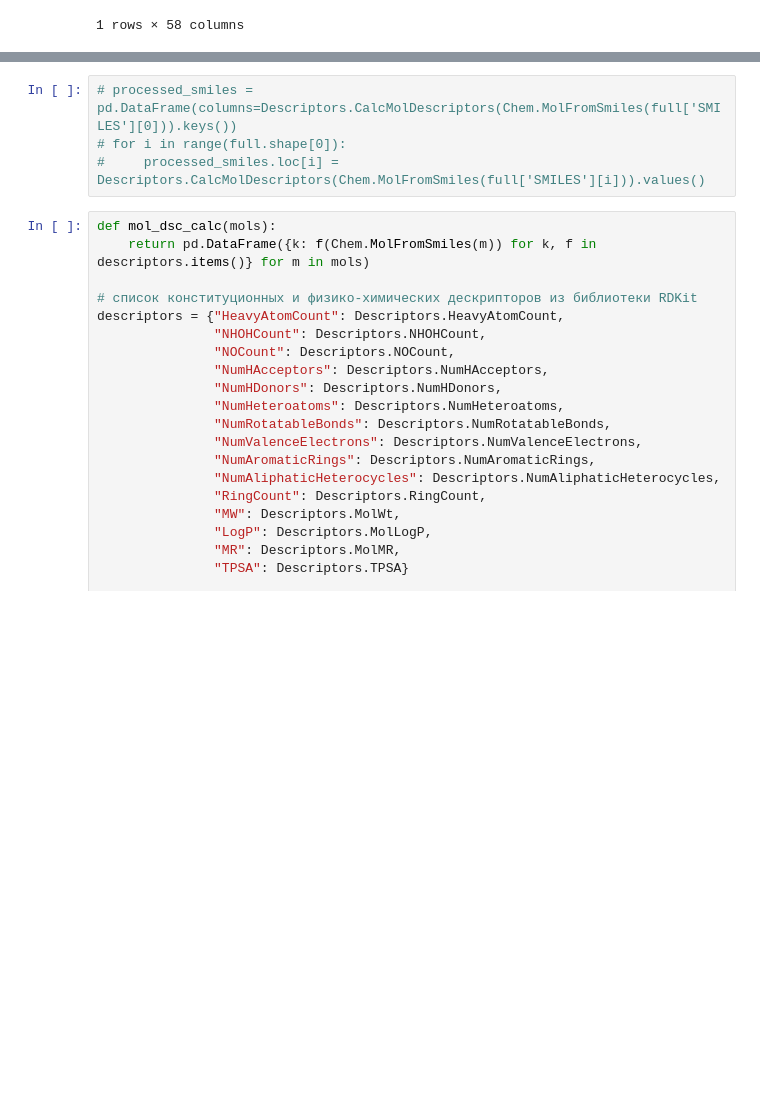
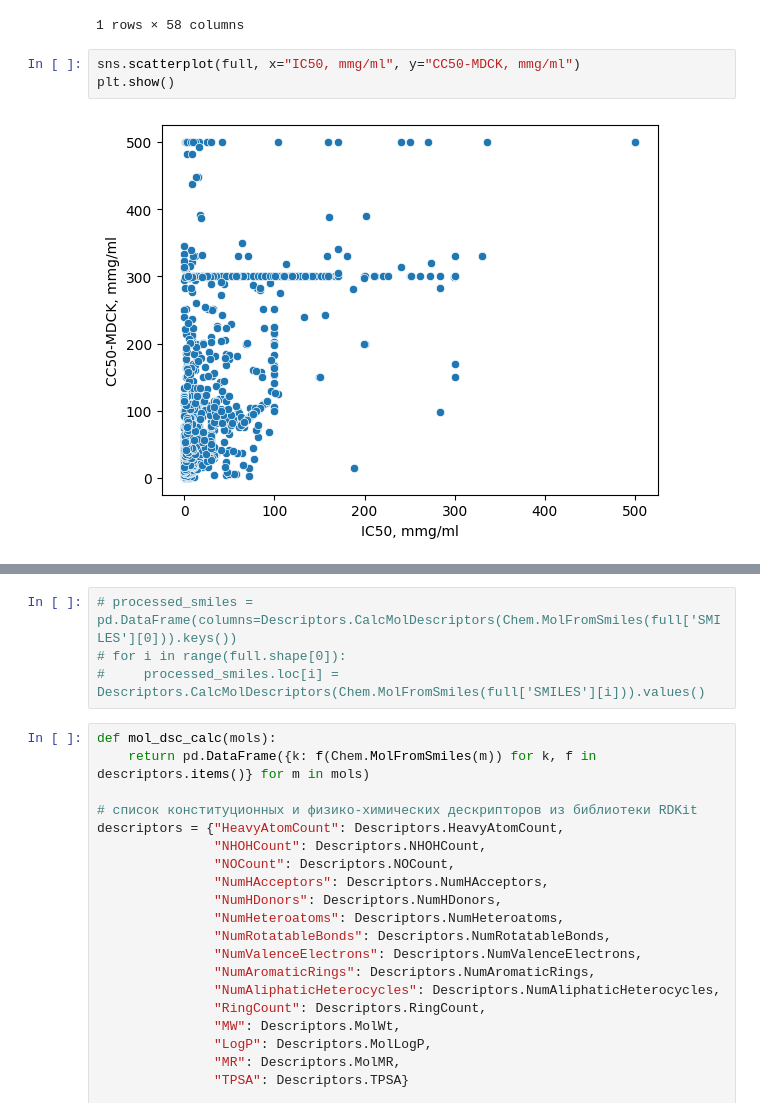
Before and after one commit to oodlbee/drug_prediction, a Jupyter notebook: drug_prediction.ipynb, the cells around one changed output, grey strips where cells are left out. Drawn from its saved outputs; the diff is of its cells as text; blank space fills up the shorter version.

```diff
--- a/drug_prediction.ipynb
+++ b/drug_prediction.ipynb
@@ -62,3 +62,8 @@ full.head(1)
 |  | Title | IC50, mmg/ml | CC50-MDCK, mmg/ml | SI | Molecular weight | Hydrogen bond acceptors | ... |
 | 0 | 1007-Ya-213 | 2.7 | 500.0 | 185.185185 | 195.307 | 2 | ... |
 1 rows × 58 columns
+# %%
+sns.scatterplot(full, x="IC50, mmg/ml", y="CC50-MDCK, mmg/ml")
+plt.show()
+# %% [output]
+[figure, added]
```
Also changed, not shown: parts of 9 cells of this notebook.
